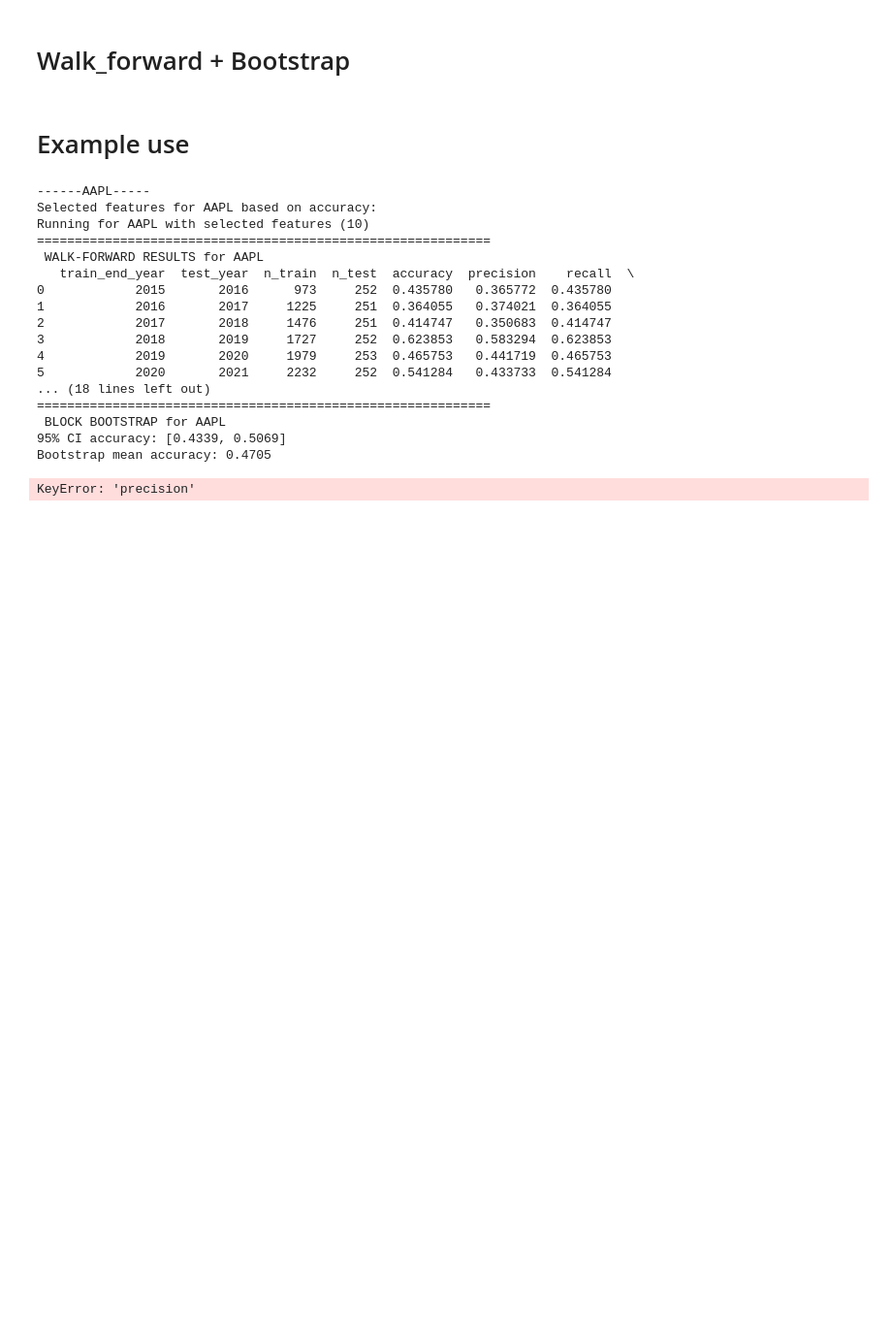
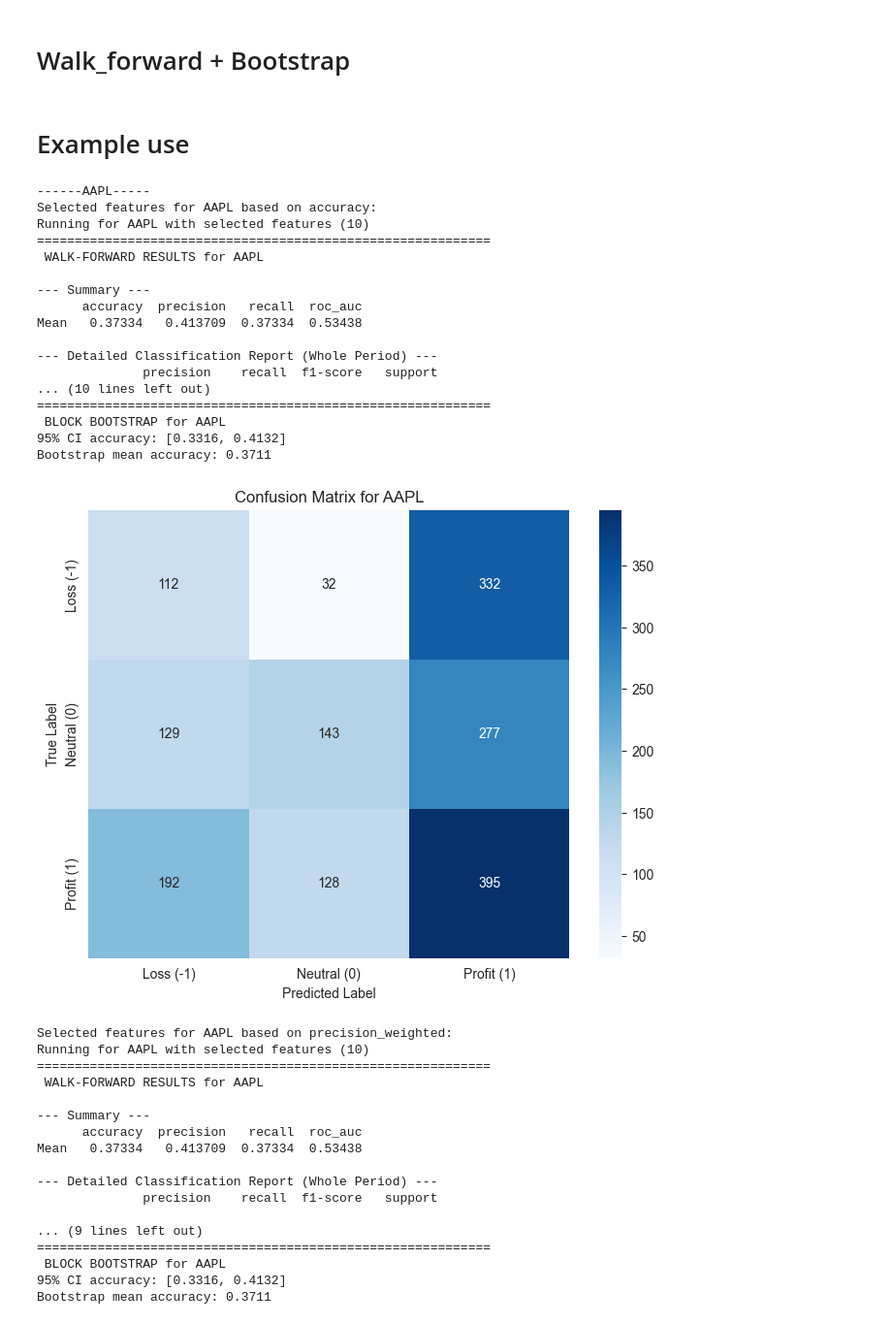
Before and after one commit to WObszan/Forecasting-Stock-Price-Direction, a Jupyter notebook: main_model/walk_forward+bootstraping/wf_bt.ipynb, the cells around one changed output. Shown at 97% size. Saved outputs shown, nothing was run; the diff lists cells and outputs as text; code cells hidden in the pictures; blank space fills up the shorter version.

Commit message:
feat: improve training

```diff
--- a/main_model/walk_forward+bootstraping/wf_bt.ipynb
+++ b/main_model/walk_forward+bootstraping/wf_bt.ipynb
@@ -29,7 +33,7 @@ def get_target(input_df, ticker):
 # %% [markdown]
 # Target TBM ( Triple Barrier Method)
 # %%
-def get_tbm_target(df, ticker, horizon=5, pt_sl=[0.8,0.8]):
+def get_tbm_target(df, ticker, horizon=5, pt_sl=[1.5,1.5]):
     df = df.copy()
     close = df[f'Close_{ticker}']
 
@@ -73,6 +77,7 @@ def build_ensemble_model():
             n_estimators=100,
             max_depth=4,
             min_samples_leaf=10,
+            class_weight='balanced',
             random_state=42,
             n_jobs=-1
         ))
@@ -84,6 +89,7 @@ def build_ensemble_model():
             kernel="rbf",
             C=1.0,
             gamma="scale",
+            class_weight='balanced',
             probability=True,
             random_state=42
         ))
@@ -256,7 +262,9 @@ def block_bootstrap_accuracy(y_true, y_pred, block_size=20, n_bootstrap=1000, ra
 # %% [markdown]
 # Walk_forward + Bootstrap
 # %%
-def run_stage4_for_ticker(df_raw, ticker, selected_features):
+
+
+def run_stage4_for_ticker(df_raw, ticker, selected_features, stat):
     df = get_tbm_target(df_raw, ticker)
 
     selected_features = [f for f in selected_features if f in df.columns]
@@ -273,12 +281,15 @@ def run_stage4_for_ticker(df_raw, ticker, selected_features):
 
     print("=" * 60)
     print(f" WALK-FORWARD RESULTS for {ticker}")
-    print(folds_df)
+    metrics = ["accuracy", "precision", "recall", "roc_auc"]
+    summary_mean = folds_df[metrics].mean()
+    summary_std = folds_df[metrics].std()
 
     print("\n--- Summary ---")
-    print("Mean accuracy:", folds_df["accuracy"].mean())
-    print("Std  accuracy:", folds_df["accuracy"].std())
-    print("Mean roc_auc :", folds_df["roc_auc"].mean())
+    print(summary_mean.to_frame(name="Mean").T)
+
+    print("\n--- Detailed Classification Report (Whole Period) ---")
+    print(classification_report(y_true_all, y_pred_all, zero_division=0))
 
     # Block Bootstrap
     acc_samples, ci_low, ci_high = block_bootstrap_accuracy(
@@ -293,50 +304,76 @@ def run_stage4_for_ticker(df_raw, ticker, selected_features):
     print(f"95% CI accuracy: [{ci_low:.4f}, {ci_high:.4f}]")
     print(f"Bootstrap mean accuracy: {acc_samples.mean():.4f}")
 
+    plt.figure(figsize=(8, 6))
+    cm = confusion_matrix(y_true_all, y_pred_all)
+    sns.heatmap(cm, annot=True, fmt='d', cmap='Blues',
+                xticklabels=['Loss (-1)', 'Neutral (0)', 'Profit (1)'],
+                yticklabels=['Loss (-1)', 'Neutral (0)', 'Profit (1)'])
+    plt.title(f'Confusion Matrix for {ticker}')
+    plt.ylabel('True Label')
+    plt.xlabel('Predicted Label')
+    plt.show()
+
     return folds_df, acc_samples
 # %% [markdown]
 # Example use
 # %%
 
 tickers = ["AAPL", "GOOGL", "MSFT"]
-measurments = ["accuracy", "precision", "recall", "roc_auc"]
-#measurments = ['accuracy'] ##just for test
+measurments = ['accuracy', 'precision_weighted', 'recall_weighted', 'roc_auc_ovr_weighted']
 
 with open("../../models_results/feature_dict.json", "r") as f:
     feature_dict = json.load(f)
 
 
 def get_all_features(df):
     return [c for c in df.columns if c not in ["DATE", "index", "Target"]]
 
 for share in tickers:
     data = pd.read_csv(f"../../data/all_data/all_{share}_data.csv")
     df_tmp = get_tbm_target(data, share)
     features_aapl = get_all_features(df_tmp)
     print(f"------{share}-----")
     for stat in measurments:
         selected_features = feature_dict[share][stat]
         print(f"Selected features for {share} based on {stat}:")
         # print(f"Running for {share} with all features ({len(features_aapl)})")
         # run_stage4_for_ticker(data, share, features_aapl)
         print(f"Running for {share} with selected features ({len(selected_features)})")
-        run_stage4_for_ticker(data, share, selected_features)
+        run_stage4_for_ticker(data, share, selected_features, stat)
 # %% [output]
 ------AAPL-----
 Selected features for AAPL based on accuracy:
 Running for AAPL with selected features (10)
 ============================================================
  WALK-FORWARD RESULTS for AAPL
-   train_end_year  test_year  n_train  n_test  accuracy  precision    recall  \
-0            2015       2016      973     252  0.435780   0.365772  0.435780
-1            2016       2017     1225     251  0.364055   0.374021  0.364055
-2            2017       2018     1476     251  0.414747   0.350683  0.414747
-3            2018       2019     1727     252  0.623853   0.583294  0.623853
-4            2019       2020     1979     253  0.465753   0.441719  0.465753
-5            2020       2021     2232     252  0.541284   0.433733  0.541284
-... (18 lines left out)
+
+--- Summary ---
+      accuracy  precision   recall  roc_auc
+Mean   0.37334   0.413709  0.37334  0.53438
+
+--- Detailed Classification Report (Whole Period) ---
+              precision    recall  f1-score   support
+... (10 lines left out)
 ============================================================
  BLOCK BOOTSTRAP for AAPL
-95% CI accuracy: [0.4339, 0.5069]
-Bootstrap mean accuracy: 0.4705
+95% CI accuracy: [0.3316, 0.4132]
+Bootstrap mean accuracy: 0.3711
+[figure, added]
-KeyError: 'precision'
+Selected features for AAPL based on precision_weighted:
+Running for AAPL with selected features (10)
+============================================================
+ WALK-FORWARD RESULTS for AAPL
+
+--- Summary ---
+      accuracy  precision   recall  roc_auc
+Mean   0.37334   0.413709  0.37334  0.53438
+
+--- Detailed Classification Report (Whole Period) ---
+              precision    recall  f1-score   support
+
+... (9 lines left out)
+============================================================
+ BLOCK BOOTSTRAP for AAPL
+95% CI accuracy: [0.3316, 0.4132]
+Bootstrap mean accuracy: 0.3711
```
Also changed, not shown: parts of 2 cells of this notebook, 1 other file.
